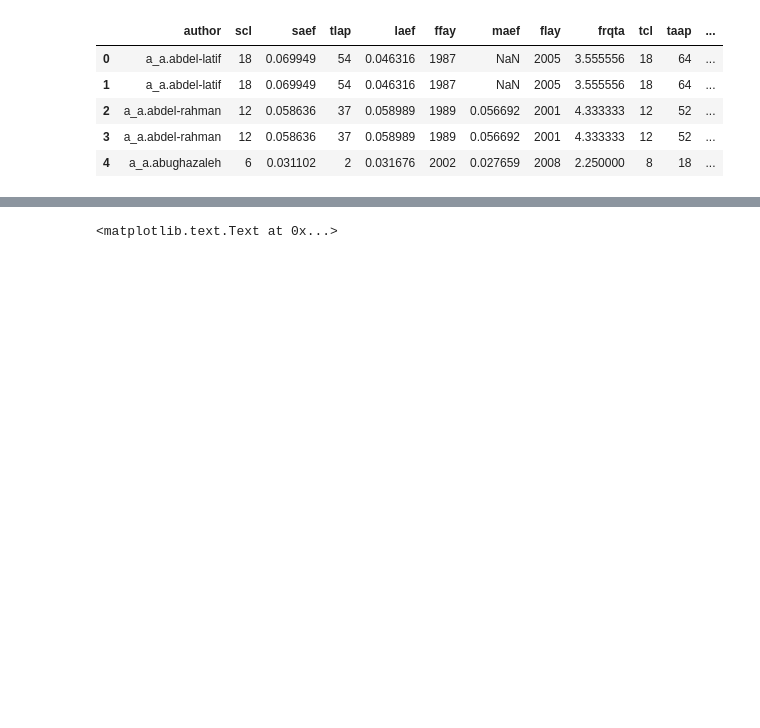
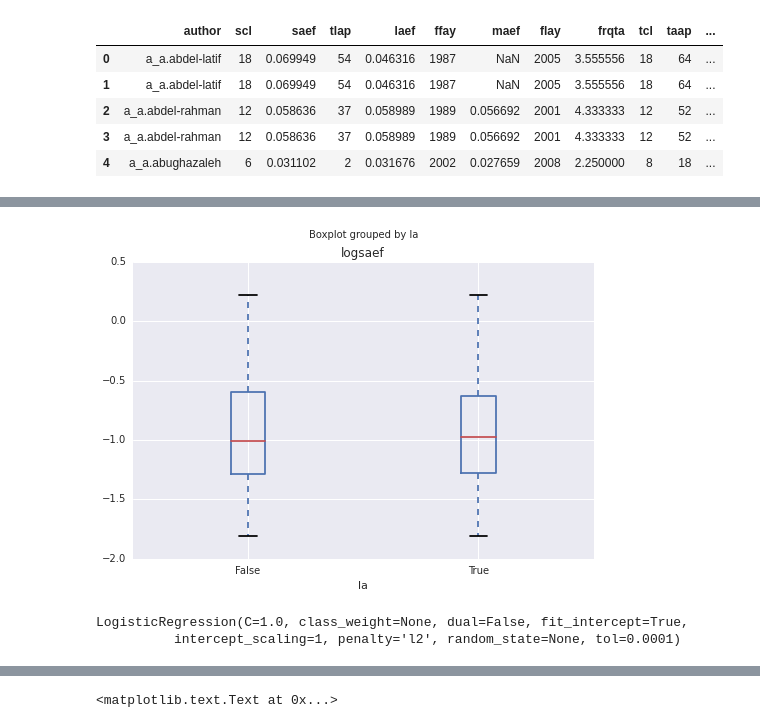
Before and after one commit to shinwachi/cs109_firstOrPerish, a Jupyter notebook: final_processbook/process_book.ipynb, the cells around one changed output, grey strips where cells are left out. Cells and saved outputs as stored; diff of their text form; code cells hidden in the pictures; blank space fills up the shorter version.

Commit message:
added base code for logistic regression

```diff
--- a/final_processbook/process_book.ipynb
+++ b/final_processbook/process_book.ipynb
@@ -50,0 +79,14 @@ data.head()
+# %%
+# total quality doesn't matter either
+ax = d.boxplot(column='logsaef', by='la')
+# %% [output]
+[figure, added]
+# %%
+# http://nbviewer.ipython.org/github/cs109/content/blob/master/labs/lab4/Lab4full.ipynb
+from sklearn.linear_model import LogisticRegression
+reg=1.
+clf4 = LogisticRegression(C=reg)
+clf4.fit(d.logfrqfa.reshape(-1,1), d.la)
+# %% [output]
+LogisticRegression(C=1.0, class_weight=None, dual=False, fit_intercept=True,
+          intercept_scaling=1, penalty='l2', random_state=None, tol=0.0001)
```
Also changed, not shown: parts of 14 cells of this notebook.
